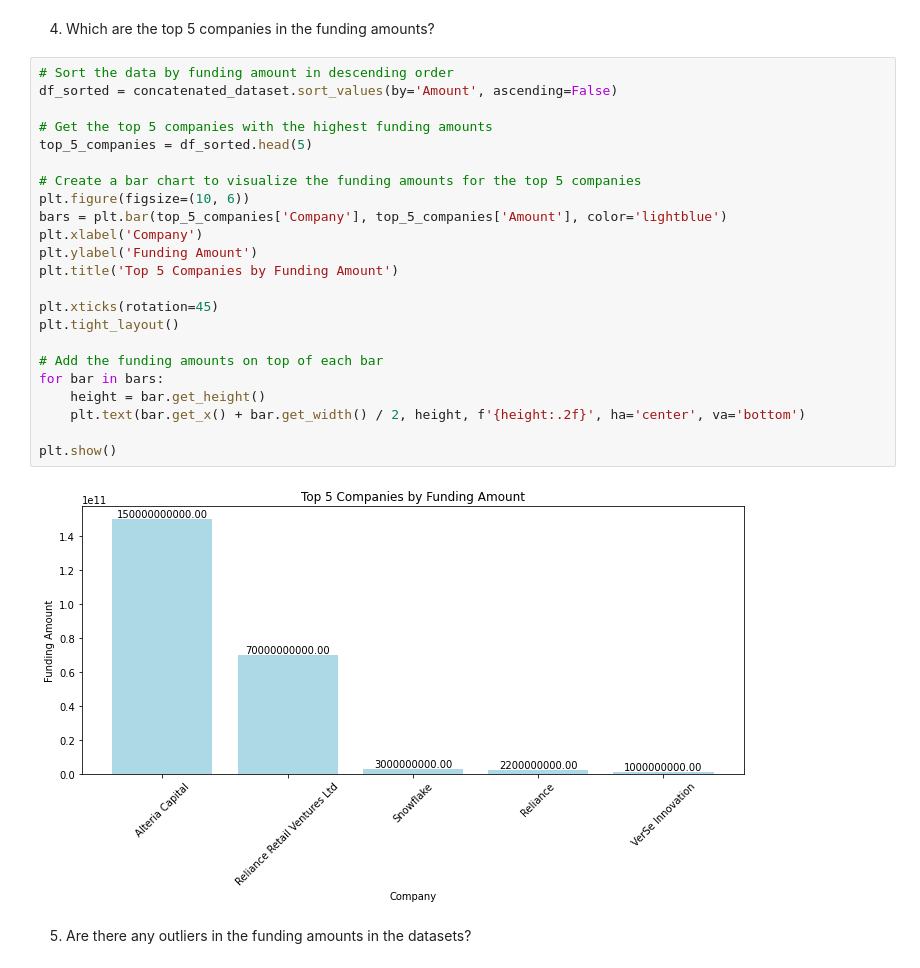
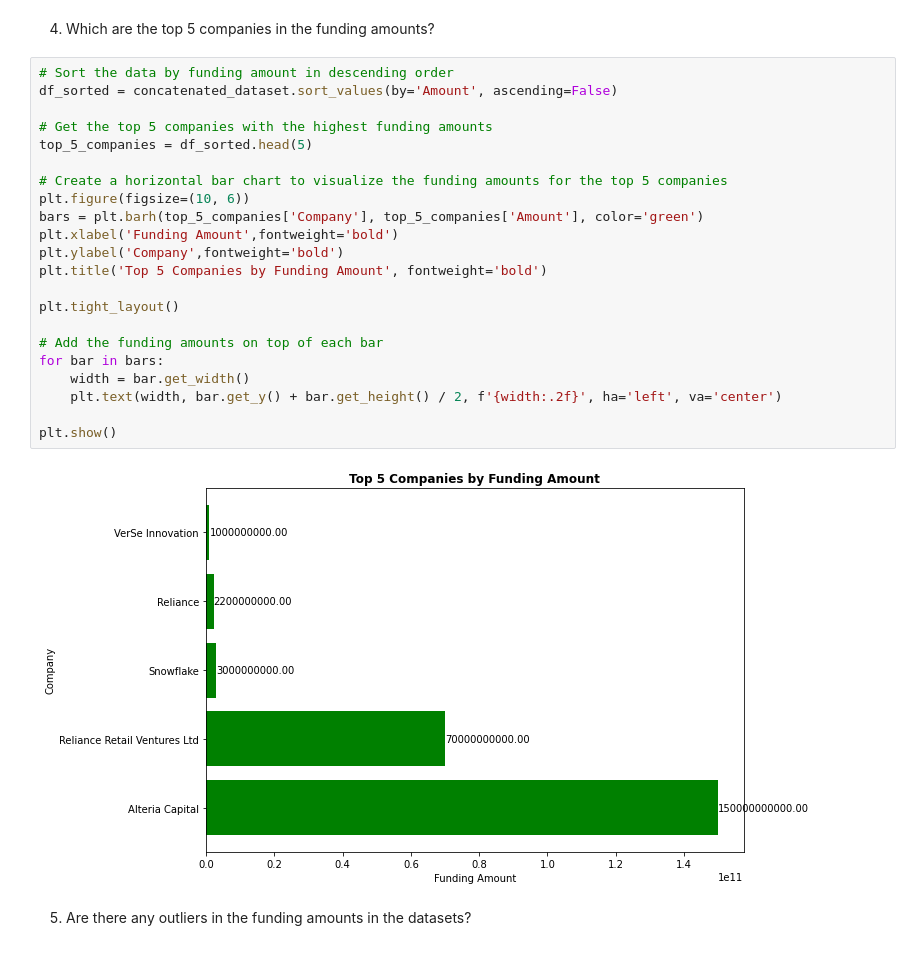
Before and after one commit to imalexianne/LP1_Data_Analysis, a Jupyter notebook: Indian-start-up-funding-ecosystem-analysis.ipynb, the cells around one changed output. Drawn from its saved outputs; the diff is of its cells as text.

```diff
--- a/Indian-start-up-funding-ecosystem-analysis.ipynb
+++ b/Indian-start-up-funding-ecosystem-analysis.ipynb
@@ -1690,28 +1770,27 @@ plt.show()
 # %%
 # Sort the data by funding amount in descending order
 df_sorted = concatenated_dataset.sort_values(by='Amount', ascending=False)
 
 # Get the top 5 companies with the highest funding amounts
 top_5_companies = df_sorted.head(5)
 
-# Create a bar chart to visualize the funding amounts for the top 5 companies
+# Create a horizontal bar chart to visualize the funding amounts for the top 5 companies
 plt.figure(figsize=(10, 6))
-bars = plt.bar(top_5_companies['Company'], top_5_companies['Amount'], color='lightblue')
-plt.xlabel('Company')
-plt.ylabel('Funding Amount')
-plt.title('Top 5 Companies by Funding Amount')
+bars = plt.barh(top_5_companies['Company'], top_5_companies['Amount'], color='green')
+plt.xlabel('Funding Amount',fontweight='bold')
+plt.ylabel('Company',fontweight='bold')
+plt.title('Top 5 Companies by Funding Amount', fontweight='bold')
 
-plt.xticks(rotation=45)
 plt.tight_layout()
 
 # Add the funding amounts on top of each bar
 for bar in bars:
-    height = bar.get_height()
-    plt.text(bar.get_x() + bar.get_width() / 2, height, f'{height:.2f}', ha='center', va='bottom')
+    width = bar.get_width()
+    plt.text(width, bar.get_y() + bar.get_height() / 2, f'{width:.2f}', ha='left', va='center')
 
 plt.show()
 # %% [output]
-[figure, old version]
+[figure, new version]
 # %% [markdown]
 5. Are there any outliers in the funding amounts in the datasets?
 # %%
```
Also changed, not shown: parts of 29 cells of this notebook.
